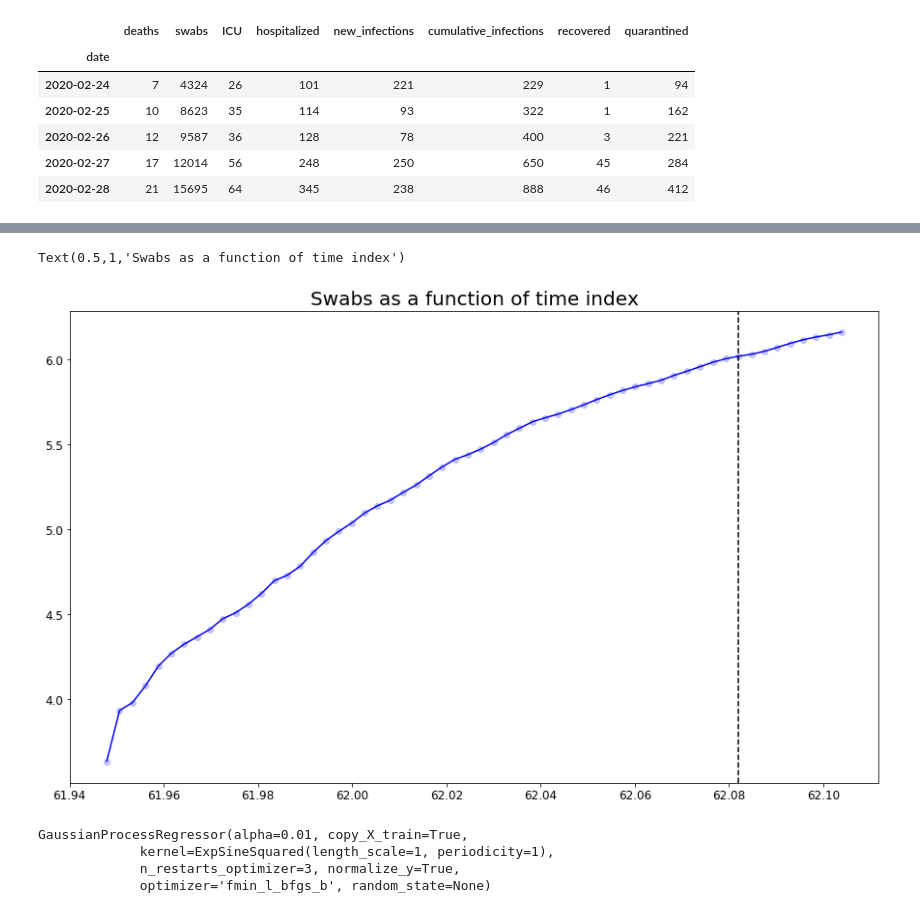
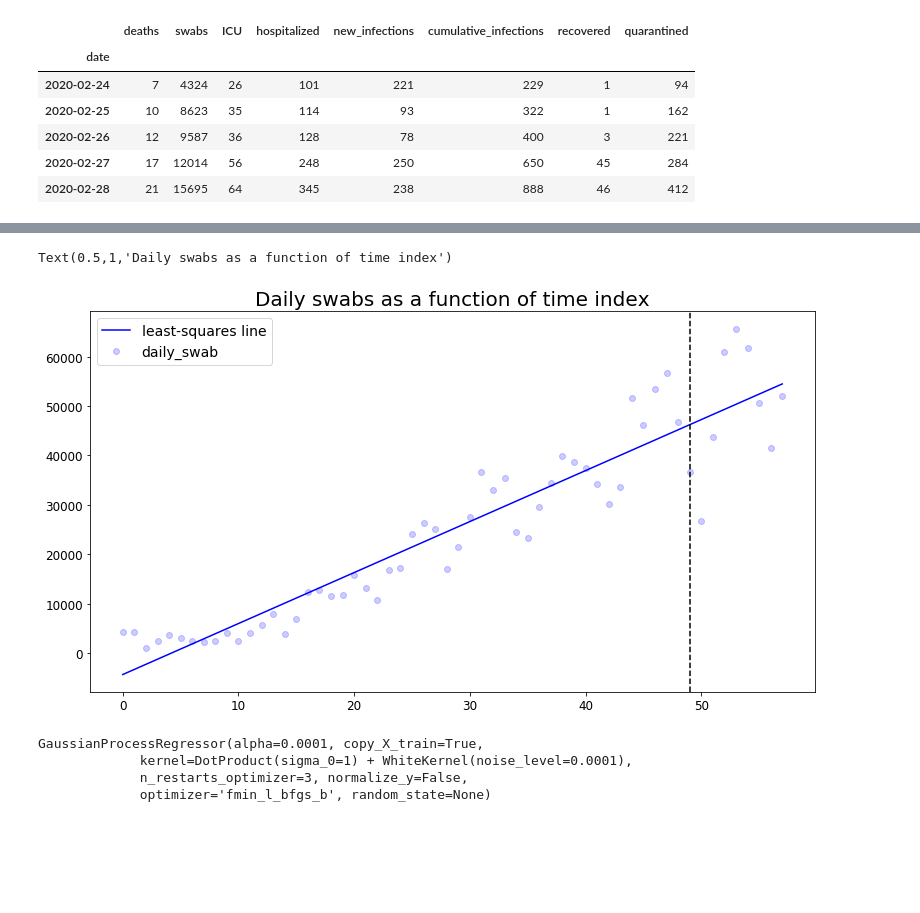
Before and after one commit to RobertoCorti/Statistical-Machine-Learning-2020, a Jupyter notebook: homeworks/homework_05.ipynb, the cells around one changed output, grey strips where cells are left out. Cells and saved outputs as stored; diff of their text form; code cells hidden in the pictures; blank space fills up the shorter version.

```diff
--- a/homeworks/homework_05.ipynb
+++ b/homeworks/homework_05.ipynb
@@ -76,5 +99,8 @@ data_covid.head()
 # %%
-# split into training and test set
+# index relative to 2020-04-13
 sep_idx = data_covid.index.searchsorted(pd.to_datetime("2020-04-13"))
-data_early = data_covid.iloc[:sep_idx+1, :]
-data_later = data_covid.iloc[sep_idx:, :]
+
+#dataframe of train set
+data_train = data_covid.iloc[:sep_idx+1, :]
+
+data_train.head(3)
@@ -91,11 +140,28 @@ Text(0.5,1,'Swabs as a function of time index')
 # %%
-fig, ax = plt.subplots(1, 1, figsize=(15, 9))
-ax.plot(data_covid.t.values, data_covid.y_n.values, color='b')
-ax.plot(data_covid.t.values, data_covid.y_n.values, color='b', marker='o', linestyle='', alpha=0.2)
+from sklearn.linear_model import LinearRegression
+
+X = data_covid.t.values[:, None]
+y = data_covid.y_n.values
+train_X = X[:len(data_early)]
+train_y = y[:len(data_early)]
+test_X = X[len(data_early):]
+test_y = y[len(data_early):]
+
+# y = 1 * x_0 + 2 * x_1 + 3
+#y = np.dot(X, np.array([1, 2])) + 3
+reg = LinearRegression().fit(train_X, train_y)
+reg.score(X, y)
+
+retta = reg.intercept_ + np.dot(X,reg.coef_)
+
+fig, ax = plt.subplots(1, 1, figsize=(13, 7))
+
+ax.plot(data_covid.t.values, retta, color='b', label = 'least-squares line')
+ax.plot(data_covid.t.values, data_covid.daily_swab, color='b', marker='o', linestyle='', alpha=0.2)
 ax.axvline(dates_to_idx(pd.to_datetime("2020-04-13")), linestyle='--', color='k')
-#ax.legend()
-ax.set_title('Swabs as a function of time index')
+ax.legend()
+ax.set_title('Daily swabs as a function of time index')
 # %% [output]
-Text(0.5,1,'Swabs as a function of time index')
+Text(0.5,1,'Daily swabs as a function of time index')
-[figure, old version]
+[figure, new version]
 # %%
@@ -125,19 +191,19 @@ def plot_predictions(gp, include_observed=True):
     else:
         plt.axvline(pd.to_datetime("2020-04-13"), linestyle='--', color='k')
 # %%
-dot = ExpSineSquared()
+smooth_kernel = ExpSineSquared
 
-k1 = dot # Long term trend
+k = dot + WhiteKernel(noise_level=0.0001, noise_level_bounds=(100, 1000))
 
 # Create the regressor
-gp0 = GaussianProcessRegressor(kernel=k1, alpha=0.01,
-                               normalize_y=True,
+gp0 = GaussianProcessRegressor(kernel=k, alpha=0.01**2,
+                               normalize_y=False,
                                n_restarts_optimizer=3)
 gp0
 # %% [output]
-GaussianProcessRegressor(alpha=0.01, copy_X_train=True,
-             kernel=ExpSineSquared(length_scale=1, periodicity=1),
-             n_restarts_optimizer=3, normalize_y=True,
+GaussianProcessRegressor(alpha=0.0001, copy_X_train=True,
+             kernel=DotProduct(sigma_0=1) + WhiteKernel(noise_level=0.0001),
+             n_restarts_optimizer=3, normalize_y=False,
              optimizer='fmin_l_bfgs_b', random_state=None)
 # %%
 # Train the regressor
```
Also changed, not shown: parts of 23 cells of this notebook.
